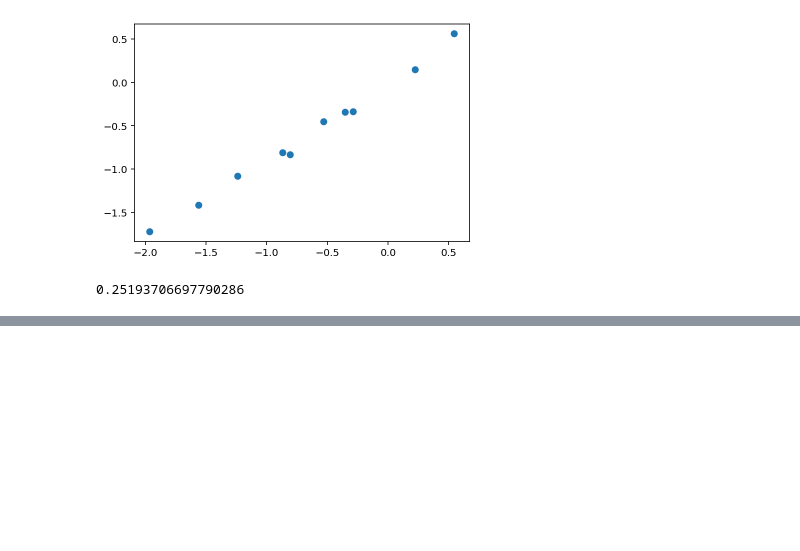
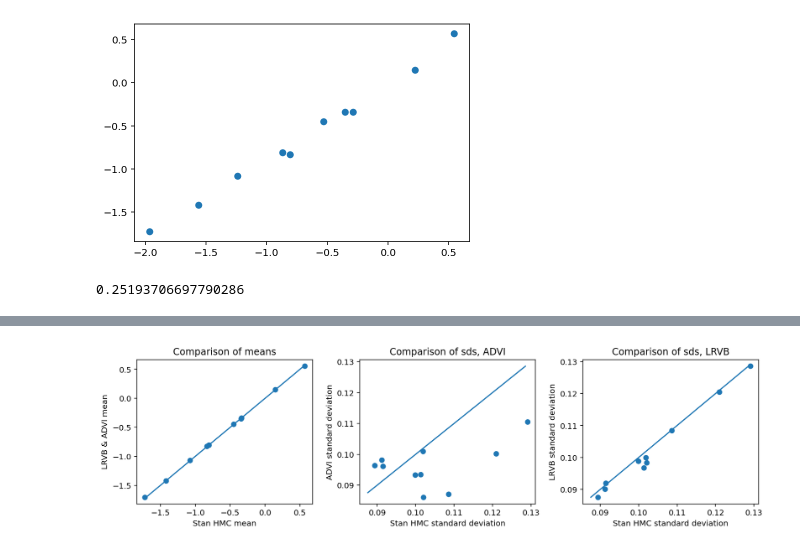
Before and after one commit to martiningram/jax_advi, a Jupyter notebook: examples/Logistic regression example.ipynb, the cells around one changed output, grey strips where cells are left out. Saved outputs shown, nothing was run; the diff lists cells and outputs as text; code cells hidden in the pictures; blank space fills up the shorter version.

```diff
--- a/examples/Logistic regression example.ipynb
+++ b/examples/Logistic regression example.ipynb
@@ -183,0 +184,36 @@ plt.legend()
+# %%
+# All three approaches together:
+f, ax = plt.subplots(1, 3)
+
+ax[0].scatter(fit_result['beta'].mean(axis=0), beta_means_lrvb)
+
+ax[0].plot([beta_means_lrvb.min(), beta_means_lrvb.max()],
+           [beta_means_lrvb.min(), beta_means_lrvb.max()])
+
+ax[1].scatter(fit_result['beta'].std(axis=0), beta_sds_advi)
+ax[1].plot([beta_sds_lrvb.min(), beta_sds_lrvb.max()],
+              [beta_sds_lrvb.min(), beta_sds_lrvb.max()])
+
+ax[2].scatter(fit_result['beta'].std(axis=0), beta_sds_lrvb)
+ax[2].plot([beta_sds_lrvb.min(), beta_sds_lrvb.max()],
+              [beta_sds_lrvb.min(), beta_sds_lrvb.max()])
+
+ax[0].set_title('Comparison of means')
+ax[1].set_title('Comparison of sds, ADVI')
+ax[2].set_title('Comparison of sds, LRVB')
+
+ax[0].set_xlabel('Stan HMC mean')
+ax[0].set_ylabel('LRVB & ADVI mean')
+
+ax[1].set_xlabel('Stan HMC standard deviation')
+ax[1].set_ylabel('ADVI standard deviation')
+
+ax[2].set_xlabel('Stan HMC standard deviation')
+ax[2].set_ylabel('LRVB standard deviation')
+
+f.set_size_inches(12, 3.5)
+f.tight_layout()
+
+plt.savefig('log_reg_summarised_comparison.png', dpi=300)
+# %% [output]
+[figure, added]
```
Also changed, not shown: parts of 4 cells of this notebook, 2 other files.
